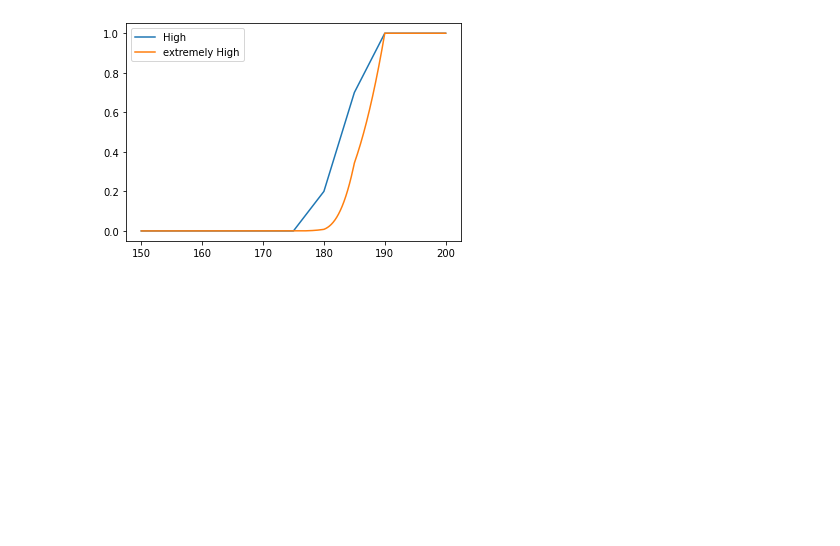
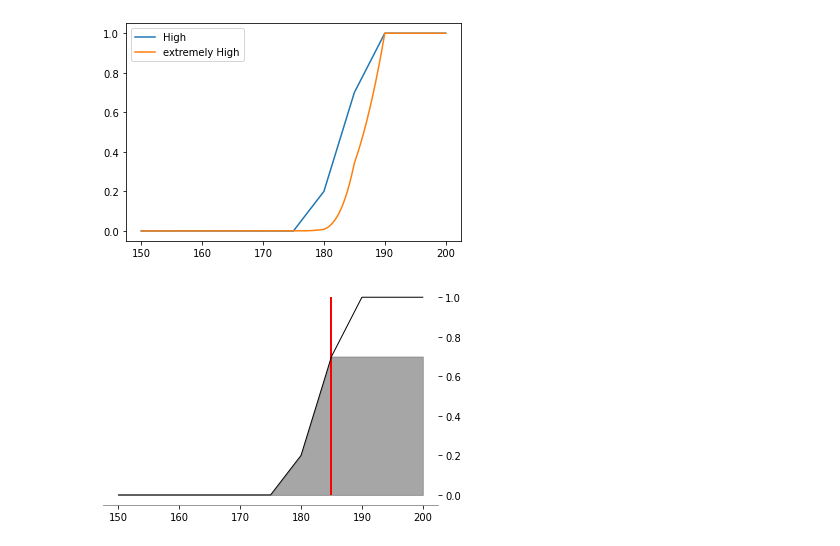
Before and after one commit to jdvelasq/fuzzy-expert, a Jupyter notebook: notebooks/docs.ipynb, the cells around one changed output. Saved outputs shown, nothing was run; the diff lists cells and outputs as text; code cells hidden in the pictures; blank space fills up the shorter version.

```diff
--- a/notebooks/docs.ipynb
+++ b/notebooks/docs.ipynb
@@ -194,10 +194,12 @@ array([0.  , 0.  , 0.  , 0.15, 0.3 ])
 # %%
     >>> from fuzzy_expert.variable import FuzzyVariable
     >>> v = FuzzyVariable(
     ...     universe_range=(150, 200),
     ...     terms={
     ...         "High": [(175, 0), (180, 0.2), (185, 0.7), (190, 1)],
     ...         "Low": [(155, 1), (160, 0.8), (165, 0.5), (170, 0.2), (175, 0)],
     ...     },
     ... )
-    >>> v.plot_input(value=185, fuzzyset='Hign', view_xaxis=True, view_yaxis='right')
+    >>> v.plot_input(value=185, fuzzyset='High', view_xaxis=True, view_yaxis='right')
+# %% [output]
+[figure, added]
```
Also changed, not shown: parts of 1 cell of this notebook, 49 other files.
